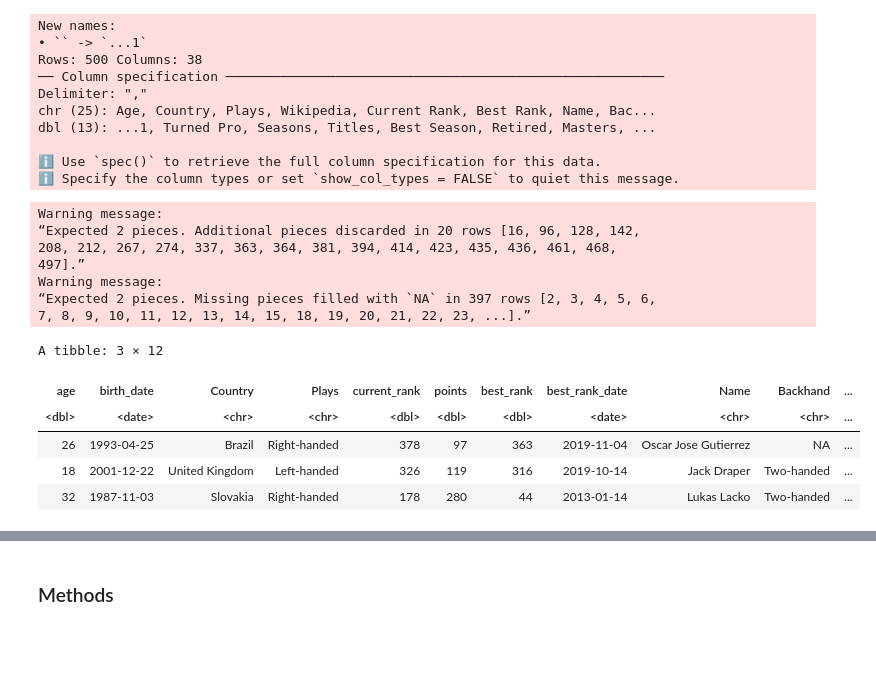
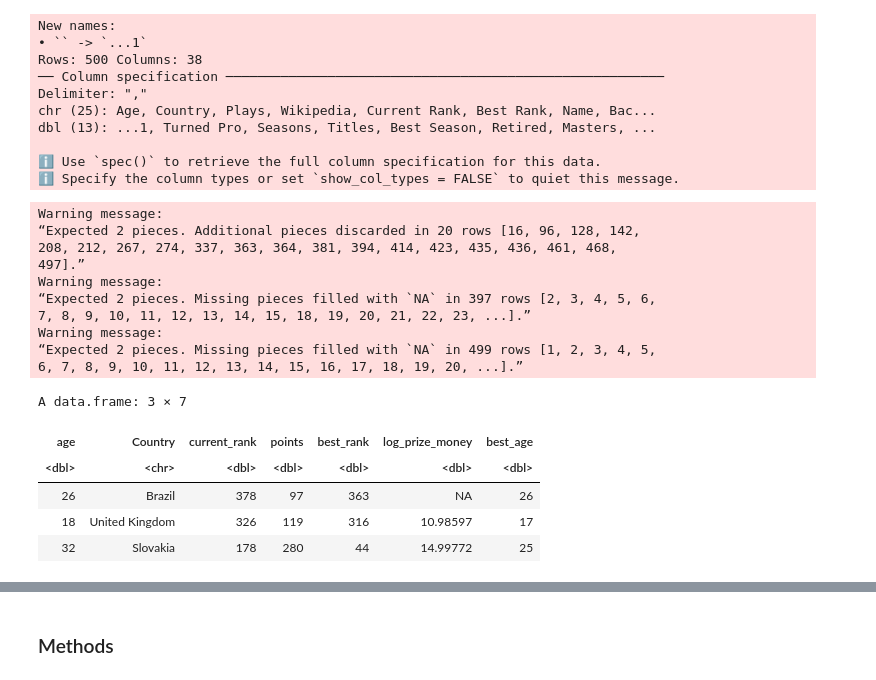
Before and after one commit to ShailaRoux/dsci-100-2023w1-group-42, a Jupyter notebook: group_project_report.ipynb, the cells around one changed output, grey strips where cells are left out. Cells and saved outputs as stored; diff of their text form; code cells hidden in the pictures; blank space fills up the shorter version.

```diff
--- a/group_project_report.ipynb
+++ b/group_project_report.ipynb
@@ -36,40 +56,52 @@ tidy_tennis <- tennis_data |>
     select(Age:Plays,("Current Rank"):prize_money)|> #Removes columns with high proportions of NA
     separate(col=Age,into=c("age","birth_date"),sep=" ")|> #Separates age and birth date into seperate columns
     separate(col=("Current Rank"),into=c("current_rank","points"),sep=" ")|>
         #Separates current rank and points into separate columns)
     separate(col=("Best Rank"),into=c("best_rank", "best_rank_date"),sep=" ")|>
         #Separates best rank and date of best rank into separate columns
     mutate(birth_date= gsub("[()]","",birth_date)) |> #Removes brackets
     mutate(points= gsub("[()]", "", points)) |> #Removes brackets
     mutate(best_rank_date=gsub("[()]","",best_rank_date))|> #Removes brackets
     mutate(birth_date=as_date(birth_date, format='%d-%m-%Y')) |> #Converts birth_date column to date objects
     mutate(best_rank_date=as_date(best_rank_date, format='%d-%m-%Y')) |> #Converts best_rank_date column to date objects
     mutate(age=as.numeric(age)) |> #Converts age column to numberic objects
     mutate(current_rank=as.numeric(current_rank)) |> #Converts current_rank column to numberic objects
     mutate(points=as.numeric(points)) |> #Converts points column to numberic objects
     mutate(best_rank=as.numeric(best_rank))|> #Converts best_rank column to numberic objects
     mutate(prize_money=gsub("[US$,]","",prize_money))|> #Removes some of the non-numeric aspects of prize_money data
     separate(col=prize_money,into=c("prize_money","x"),sep=". ") |>
         #removes the remaining non-numeric aspects of prize_money data
     select(age:prize_money) |> #removes unnecessary x column, which contained removed non-numeric aspects of prize-money data
     mutate(prize_money=as.numeric(prize_money))|>#converts prize_money column to numeric objects
     mutate(log_prize_money=log(prize_money)) |>#creates log_prize_money column
     drop_na(age)#removes anomalous row in which all values were NA
-slice(tidy_tennis, 1:3)#prints first 3 rows of datafram to demonstrate tidiness of data
+tidy_tennis<-as.data.frame(tidy_tennis)
+tidy_tennis <- tidy_tennis |>
+    mutate(best_age=difftime(best_rank_date, birth_date, units="weeks")) |> #determined best age in weeks
+    mutate(best_age=best_age/52) |> #determined best age in years
+    separate(col=best_age,into=c("best_age","x"),sep="\t") |>#adjusted format to remove "weeks"
+    mutate(best_age=as.numeric(best_age))
+tidy_tennis <- tidy_tennis %>% mutate(best_age=floor(best_age))
+tidy_tennis <- tidy_tennis |>
+    select(age, Country, current_rank:best_rank, log_prize_money, best_age)
+slice(tidy_tennis, 1:3)
 # %% [output]
 Warning message:
 “Expected 2 pieces. Additional pieces discarded in 20 rows [16, 96, 128, 142,
 208, 212, 267, 274, 337, 363, 364, 381, 394, 414, 423, 435, 436, 461, 468,
 497].”
 Warning message:
 “Expected 2 pieces. Missing pieces filled with `NA` in 397 rows [2, 3, 4, 5, 6,
 7, 8, 9, 10, 11, 12, 13, 14, 15, 18, 19, 20, 21, 22, 23, ...].”
+Warning message:
+“Expected 2 pieces. Missing pieces filled with `NA` in 499 rows [1, 2, 3, 4, 5,
+6, 7, 8, 9, 10, 11, 12, 13, 14, 15, 16, 17, 18, 19, 20, ...].”
-A tibble: 3 × 12
+A data.frame: 3 × 7
-| age | birth_date | Country | Plays | current_rank | points | best_rank | best_rank_date | Name | Backhand | ... |
-| <dbl> | <date> | <chr> | <chr> | <dbl> | <dbl> | <dbl> | <date> | <chr> | <chr> | ... |
-| 26 | 1993-04-25 | Brazil | Right-handed | 378 | 97 | 363 | 2019-11-04 | Oscar Jose Gutierrez | NA | ... |
-| 18 | 2001-12-22 | United Kingdom | Left-handed | 326 | 119 | 316 | 2019-10-14 | Jack Draper | Two-handed | ... |
-| 32 | 1987-11-03 | Slovakia | Right-handed | 178 | 280 | 44 | 2013-01-14 | Lukas Lacko | Two-handed | ... |
+| age | Country | current_rank | points | best_rank | log_prize_money | best_age |
+| <dbl> | <chr> | <dbl> | <dbl> | <dbl> | <dbl> | <dbl> |
+| 26 | Brazil | 378 | 97 | 363 | NA | 26 |
+| 18 | United Kingdom | 326 | 119 | 316 | 10.98597 | 17 |
+| 32 | Slovakia | 178 | 280 | 44 | 14.99772 | 25 |
 # %%
 #Using only training data, summarize the data in at least one table (this is exploratory data analysis).
 set.seed(1111)#allows for reproducible randomness in data
```
Also changed, not shown: parts of 6 cells of this notebook.
